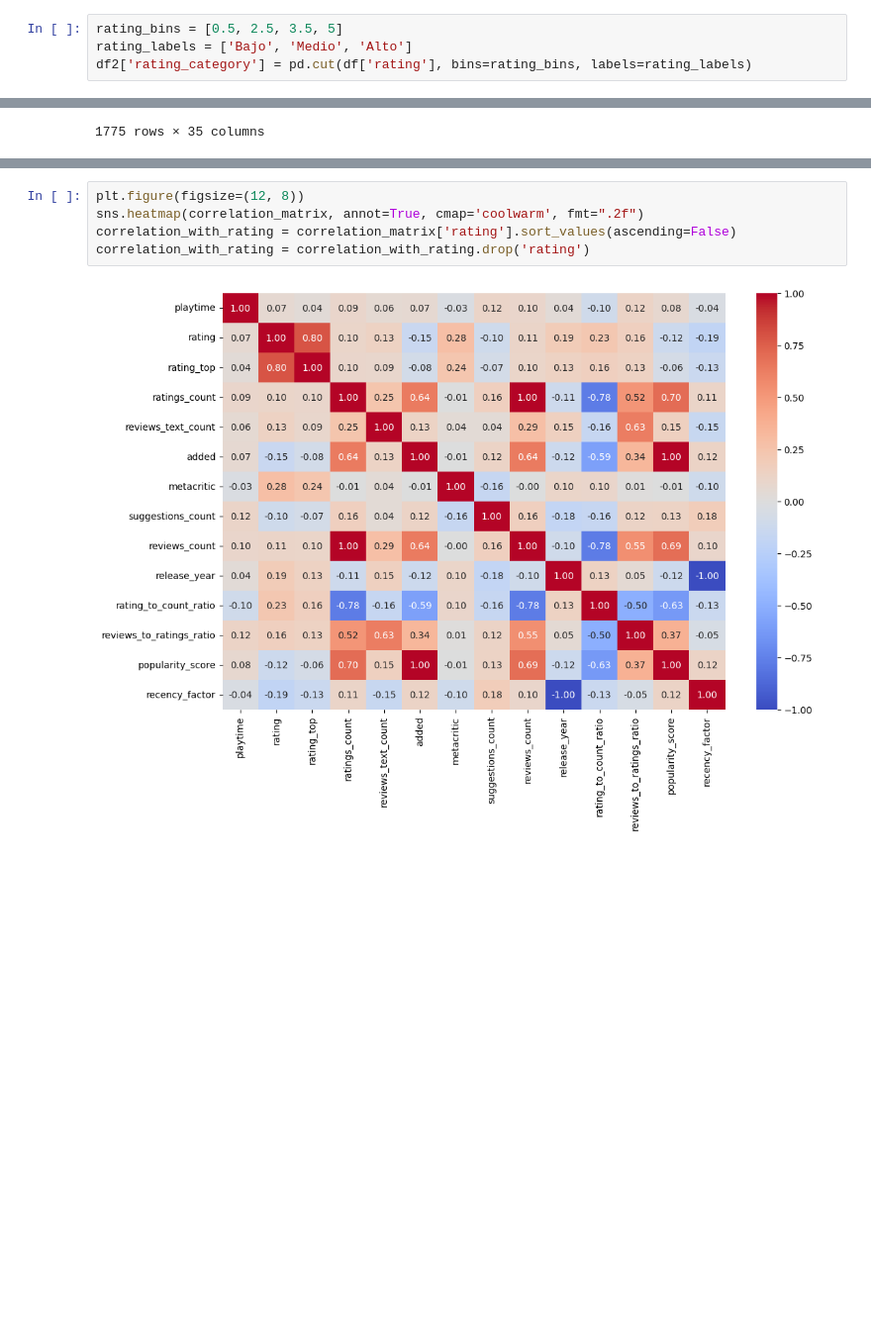
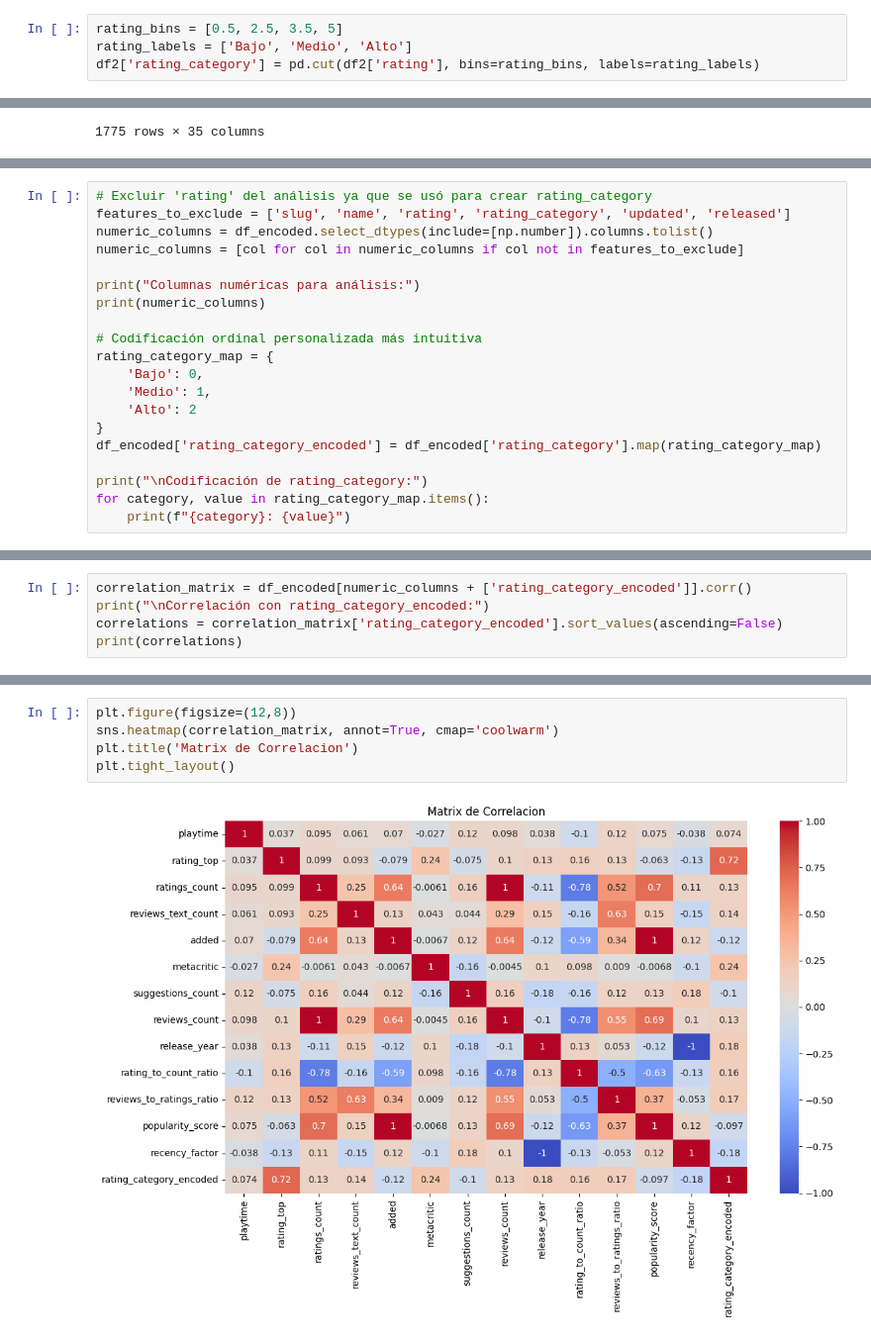
Before and after one commit to andreszaragoza/ML, a Jupyter notebook: notebooks/PRUEBASPARTE2.ipynb, the cells around one changed output, grey strips where cells are left out. Shown: that part at 99% size. Saved outputs shown, nothing was run; the diff lists cells and outputs as text; blank space fills up the shorter version.

```diff
--- a/notebooks/PRUEBASPARTE2.ipynb
+++ b/notebooks/PRUEBASPARTE2.ipynb
@@ -112,7 +112,7 @@ sns.histplot(df2['rating'], bins= 3)
 # %%
 rating_bins = [0.5, 2.5, 3.5, 5]
 rating_labels = ['Bajo', 'Medio', 'Alto']
-df2['rating_category'] = pd.cut(df['rating'], bins=rating_bins, labels=rating_labels)
+df2['rating_category'] = pd.cut(df2['rating'], bins=rating_bins, labels=rating_labels)
 # %%
 print("\nnulos en rating_category:", df2['rating_category'].isnull().sum())
 # %% [output]
@@ -175,0 +179,20 @@ correlation_matrix = df_encoded[numeric_cols].corr()
+# %%
+# Excluir 'rating' del análisis ya que se usó para crear rating_category
+features_to_exclude = ['slug', 'name', 'rating', 'rating_category', 'updated', 'released']
+numeric_columns = df_encoded.select_dtypes(include=[np.number]).columns.tolist()
+numeric_columns = [col for col in numeric_columns if col not in features_to_exclude]
+
+print("Columnas numéricas para análisis:")
+print(numeric_columns)
+
+# Codificación ordinal personalizada más intuitiva
+rating_category_map = {
+    'Bajo': 0,
+    'Medio': 1,
+    'Alto': 2
+}
+df_encoded['rating_category_encoded'] = df_encoded['rating_category'].map(rating_category_map)
+
+print("\nCodificación de rating_category:")
+for category, value in rating_category_map.items():
+    print(f"{category}: {value}")
@@ -175,0 +207,5 @@ correlation_matrix = df_encoded[numeric_cols].corr()
+# %%
+correlation_matrix = df_encoded[numeric_columns + ['rating_category_encoded']].corr()
+print("\nCorrelación con rating_category_encoded:")
+correlations = correlation_matrix['rating_category_encoded'].sort_values(ascending=False)
+print(correlations)
@@ -176,7 +229,7 @@ correlation_matrix = df_encoded[numeric_cols].corr()
 # %%
-plt.figure(figsize=(12, 8))
-sns.heatmap(correlation_matrix, annot=True, cmap='coolwarm', fmt=".2f")
-correlation_with_rating = correlation_matrix['rating'].sort_values(ascending=False)
-correlation_with_rating = correlation_with_rating.drop('rating')
+plt.figure(figsize=(12,8))
+sns.heatmap(correlation_matrix, annot=True, cmap='coolwarm')
+plt.title('Matrix de Correlacion')
+plt.tight_layout()
 # %% [output]
-[figure, old version]
+[figure, new version]
```
Also changed, not shown: parts of 23 cells of this notebook.
